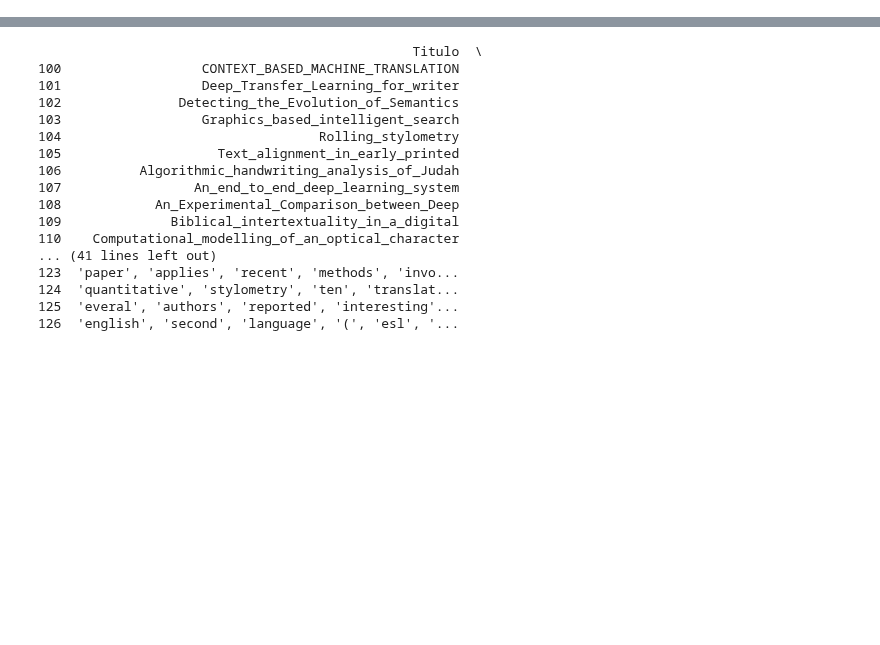
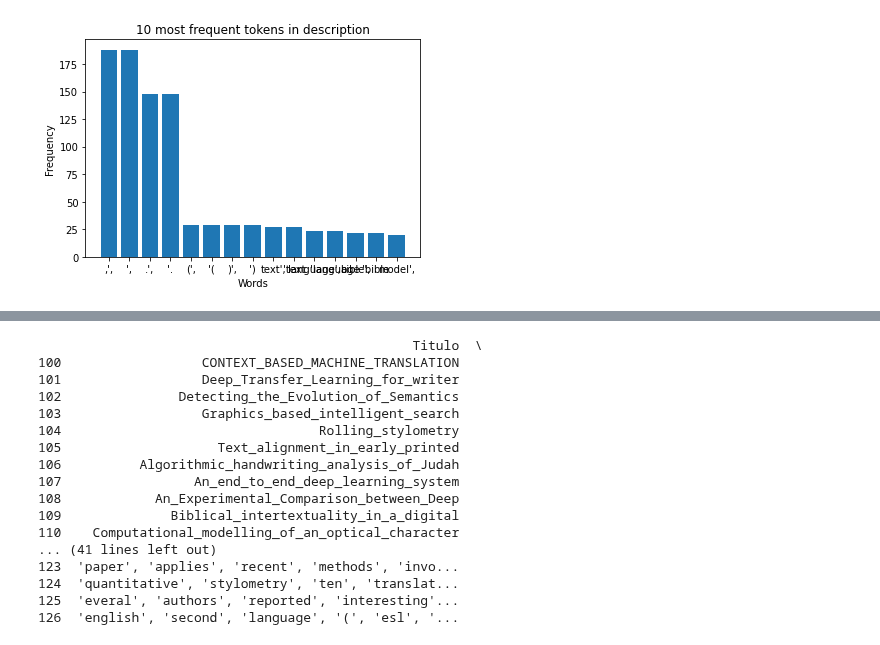
Before and after one commit to Bruno-cesar-dout/Versao_de_experimentos, a Jupyter notebook: Analise_de_frequencia_artigo_revisao.ipynb, the cells around one changed output, grey strips where cells are left out. Drawn from its saved outputs; the diff is of its cells as text; code cells hidden in the pictures; blank space fills up the shorter version.

```diff
--- a/Analise_de_frequencia_artigo_revisao.ipynb
+++ b/Analise_de_frequencia_artigo_revisao.ipynb
@@ -93,0 +256,2 @@ print(filtered_sentence1)
+# %%
+df = pd.DataFrame(data, index=range(100, 126),columns=['Titulo', 'Paper'])
@@ -93,0 +278,17 @@ print(filtered_sentence1)
+# %%
+description_list = df['description'].values.tolist()
+
+# Assign the Counter instance `most_common` call to a variable:
+word_frequency = Counter(" ".join(description_list).split()).most_common(10)
+
+# `most_common` returns a list of (word, count) tuples
+words = [word for word, _ in word_frequency]
+counts = [counts for _, counts in word_frequency]
+
+plt.bar(words, counts)
+plt.title("10 most frequent tokens in description")
+plt.ylabel("Frequency")
+plt.xlabel("Words")
+plt.show()
+# %% [output]
+[figure, added]
```
Also changed, not shown: parts of 70 cells of this notebook.
